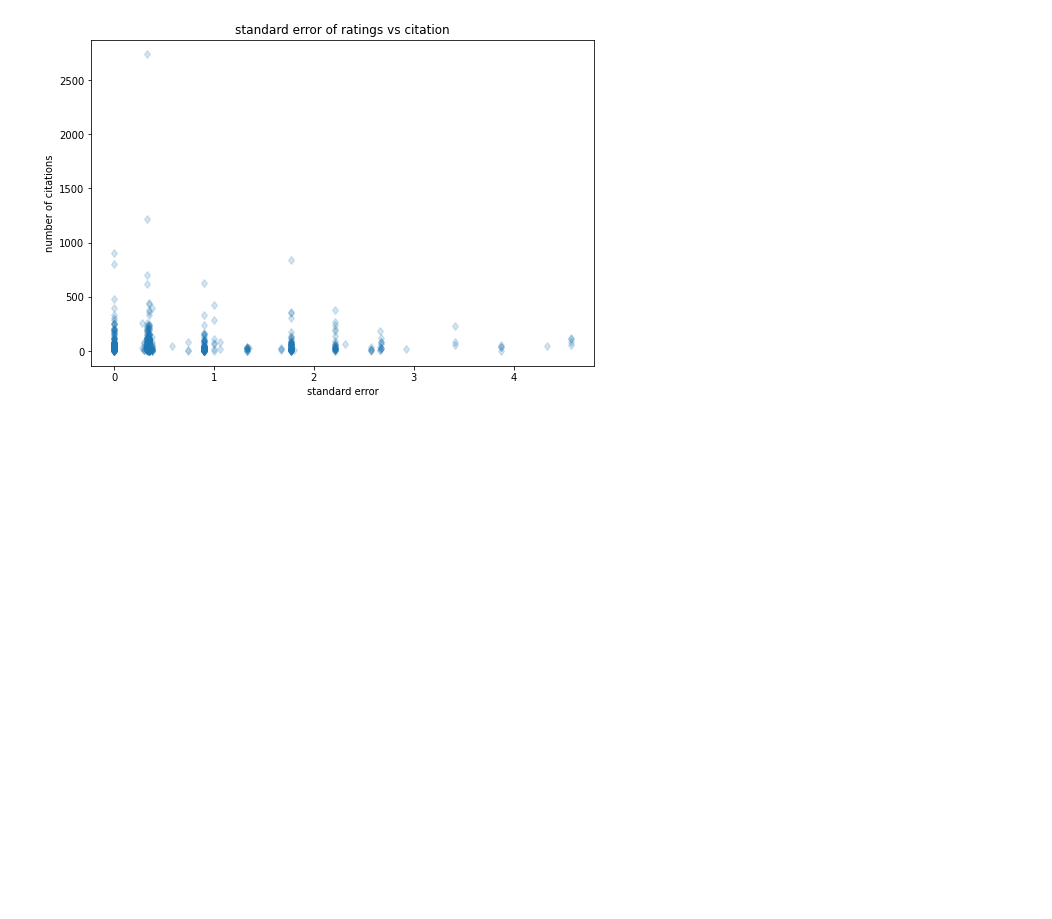
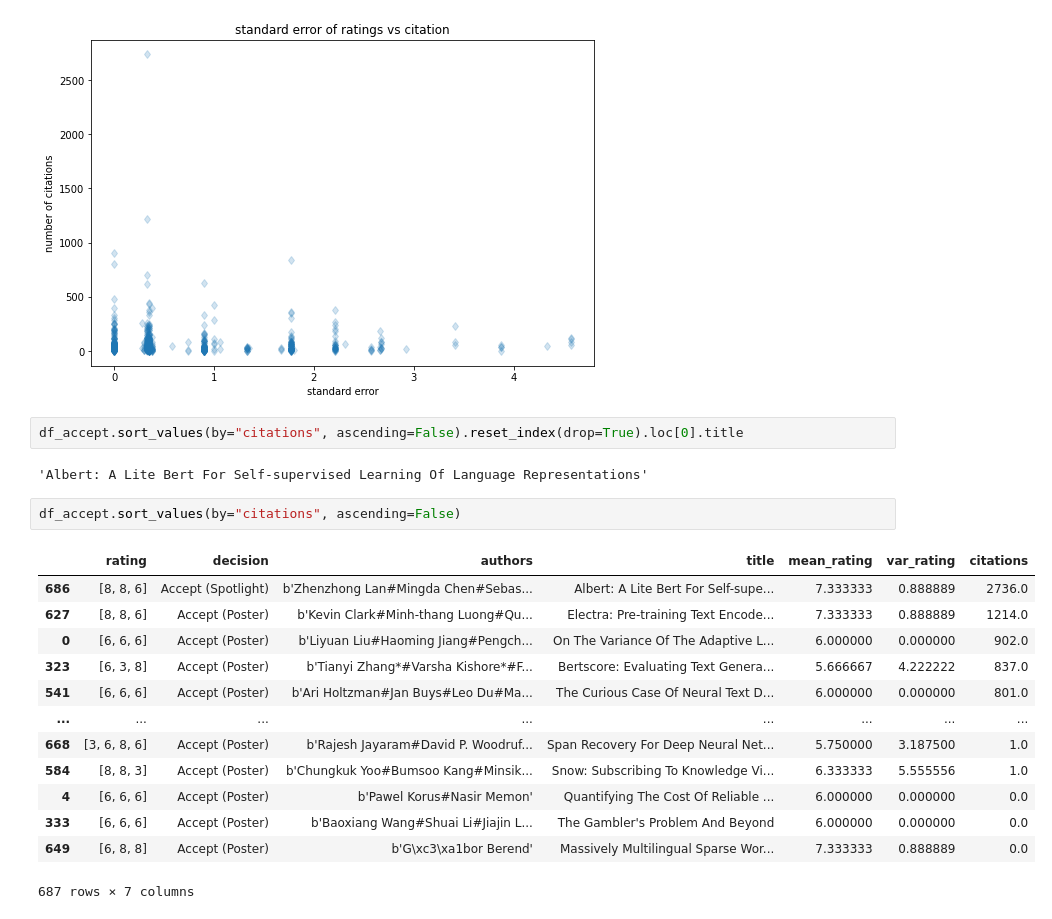
Before and after one commit to isingmodel/openreview_ratings_vs_citations, a Jupyter notebook: ICLR2020/ICLR2020_rating_citation_comparison.ipynb, the cells around one changed output. Saved outputs shown, nothing was run; the diff lists cells and outputs as text; blank space fills up the shorter version.

```diff
--- a/ICLR2020/ICLR2020_rating_citation_comparison.ipynb
+++ b/ICLR2020/ICLR2020_rating_citation_comparison.ipynb
@@ -59,3 +59,23 @@ plt.title("standard error of ratings vs citation")
 plt.show()
 # %% [output]
 [figure]
+# %%
+df_accept.sort_values(by="citations", ascending=False).reset_index(drop=True).loc[0].title
+# %% [output]
+'Albert: A Lite Bert For Self-supervised Learning Of Language Representations'
+# %%
+df_accept.sort_values(by="citations", ascending=False)
+# %% [output]
+|  | rating | decision | authors | title | mean_rating | var_rating | citations |
+| 686 | [8, 8, 6] | Accept (Spotlight) | b'Zhenzhong Lan#Mingda Chen#Sebas... | Albert: A Lite Bert For Self-supe... | 7.333333 | 0.888889 | 2736.0 |
+| 627 | [8, 8, 6] | Accept (Poster) | b'Kevin Clark#Minh-thang Luong#Qu... | Electra: Pre-training Text Encode... | 7.333333 | 0.888889 | 1214.0 |
+| 0 | [6, 6, 6] | Accept (Poster) | b'Liyuan Liu#Haoming Jiang#Pengch... | On The Variance Of The Adaptive L... | 6.000000 | 0.000000 | 902.0 |
+| 323 | [6, 3, 8] | Accept (Poster) | b'Tianyi Zhang*#Varsha Kishore*#F... | Bertscore: Evaluating Text Genera... | 5.666667 | 4.222222 | 837.0 |
+| 541 | [6, 6, 6] | Accept (Poster) | b'Ari Holtzman#Jan Buys#Leo Du#Ma... | The Curious Case Of Neural Text D... | 6.000000 | 0.000000 | 801.0 |
+| ... | ... | ... | ... | ... | ... | ... | ... |
+| 668 | [3, 6, 8, 6] | Accept (Poster) | b'Rajesh Jayaram#David P. Woodruf... | Span Recovery For Deep Neural Net... | 5.750000 | 3.187500 | 1.0 |
+| 584 | [8, 8, 3] | Accept (Poster) | b'Chungkuk Yoo#Bumsoo Kang#Minsik... | Snow: Subscribing To Knowledge Vi... | 6.333333 | 5.555556 | 1.0 |
+| 4 | [6, 6, 6] | Accept (Poster) | b'Pawel Korus#Nasir Memon' | Quantifying The Cost Of Reliable ... | 6.000000 | 0.000000 | 0.0 |
+| 333 | [6, 6, 6] | Accept (Poster) | b'Baoxiang Wang#Shuai Li#Jiajin L... | The Gambler's Problem And Beyond | 6.000000 | 0.000000 | 0.0 |
+| 649 | [6, 8, 8] | Accept (Poster) | b'G\xc3\xa1bor Berend' | Massively Multilingual Sparse Wor... | 7.333333 | 0.888889 | 0.0 |
+687 rows × 7 columns
```
